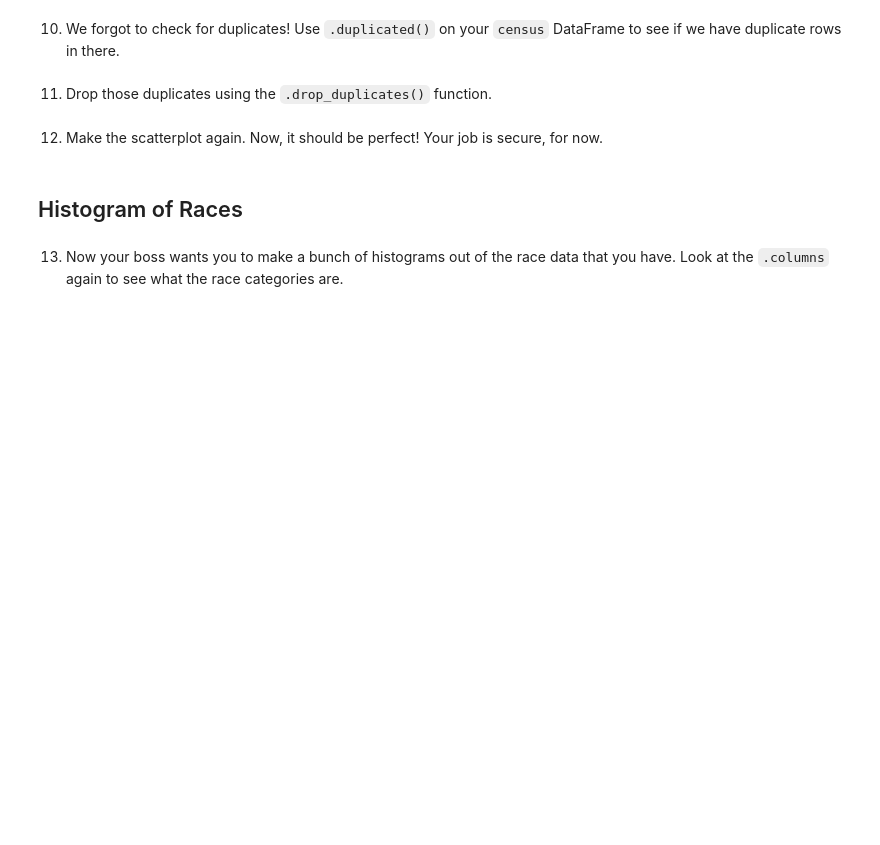
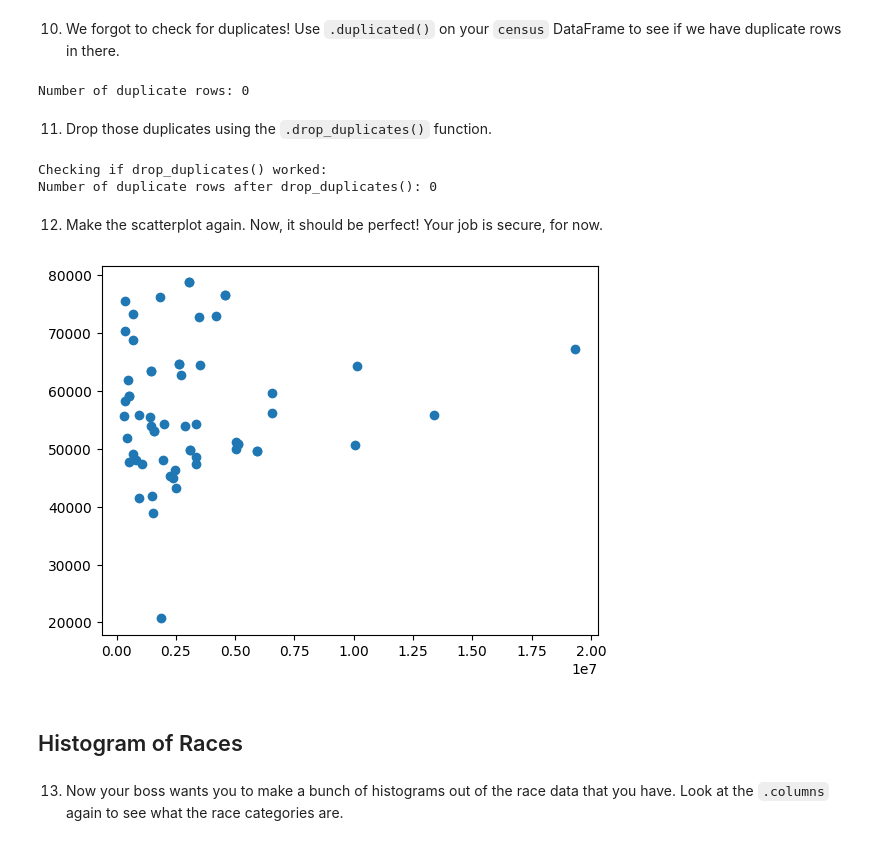
Before and after one commit to Tuminha/Cleaning-US-Census-Data, a Jupyter notebook: Cleaning US Census Data.ipynb, the cells around one changed output. Saved outputs shown, nothing was run; the diff lists cells and outputs as text; code cells hidden in the pictures; blank space fills up the shorter version.

```diff
--- a/Cleaning US Census Data.ipynb
+++ b/Cleaning US Census Data.ipynb
@@ -58,3 +215,25 @@ import matplotlib.pyplot as plt
    You have the `TotalPop` per state, and you have the `Men` per state. As an estimate for the `nan` values in the `Women` column, you could use the `TotalPop` of that state minus the `Men` for that state.
 
    Print out the `Women` column after filling the `nan` values to see if it worked!
+# %%
+# Print the number of women per state before filling NaNs
+print("Women per state (before filling NaNs):")
+print(us_census[["State", "Women"]])
+
+# Count and print the number of NaN values in the 'Women' column
+num_nan_women = us_census["Women"].isna().sum()
+print(f"Number of NaN values in 'Women' column: {num_nan_women}")
+
+# Fill NaN values in 'Women' column with (TotalPop - Men)
+us_census["Women"] = pd.to_numeric(us_census["Women"])
+us_census["Men"] = us_census["Men"].astype(float)
+us_census["TotalPop"] = us_census["TotalPop"].astype(float)
+us_census["Women"] = us_census["Women"].fillna(us_census["TotalPop"] - us_census["Men"])
+
+# Print the number of women per state after filling NaNs
+print("Women per state (after filling NaNs):")
+print(us_census[["State", "Women"]])
+
+# Double-check that there are no more NaN values
+num_nan_women_after = us_census["Women"].isna().sum()
+print(f"Number of NaN values in 'Women' column after filling: {num_nan_women_after}")
@@ -61,9 +258,32 @@ import matplotlib.pyplot as plt
 # %% [markdown]
 10. We forgot to check for duplicates! Use `.duplicated()` on your `census` DataFrame to see if we have duplicate rows in there.
+# %%
+# Check how many duplicate rows are in the DataFrame
+num_duplicates = us_census.duplicated().sum()
+print(f"Number of duplicate rows: {num_duplicates}")
+# %% [output]
+Number of duplicate rows: 0
 # %% [markdown]
 11. Drop those duplicates using the `.drop_duplicates()` function.
+# %%
+us_census = us_census.drop_duplicates()
+print("Checking if drop_duplicates() worked:")
+
+# To check if duplicates remain, we should sum the boolean Series returned by .duplicated().
+num_duplicates = us_census.duplicated().sum()
+print(f"Number of duplicate rows after drop_duplicates(): {num_duplicates}")
+
+# If num_duplicates is 0, then drop_duplicates() worked!
+# %% [output]
+Checking if drop_duplicates() worked:
+Number of duplicate rows after drop_duplicates(): 0
 # %% [markdown]
 12. Make the scatterplot again. Now, it should be perfect! Your job is secure, for now.
+# %%
+plt.scatter(us_census["Women"], us_census["Income"])
+plt.show()
+# %% [output]
+[figure, added]
 # %% [markdown]
 ## Histogram of Races
 # %% [markdown]
```
Also changed, not shown: parts of 14 cells of this notebook, 7 other files.
